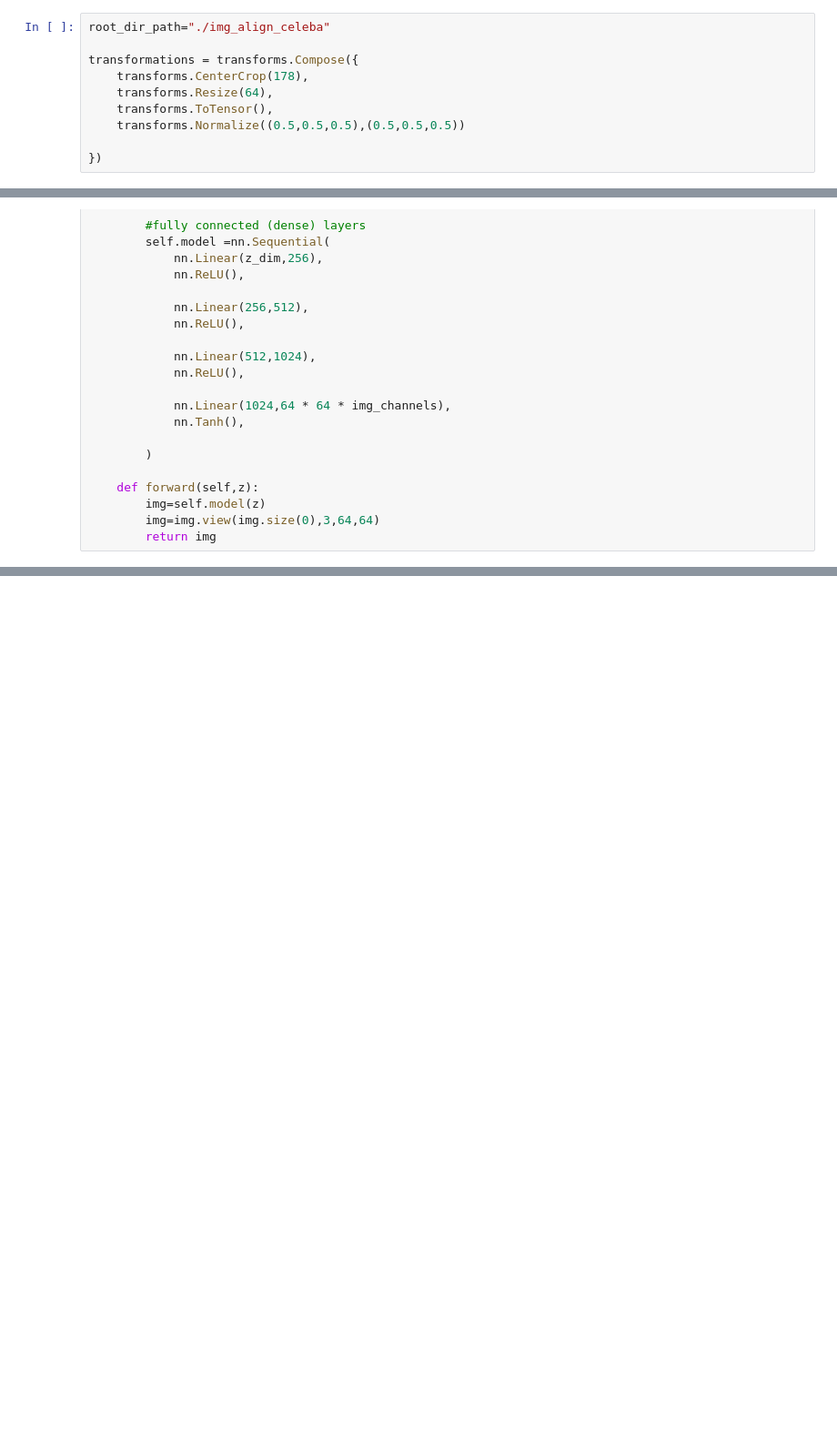
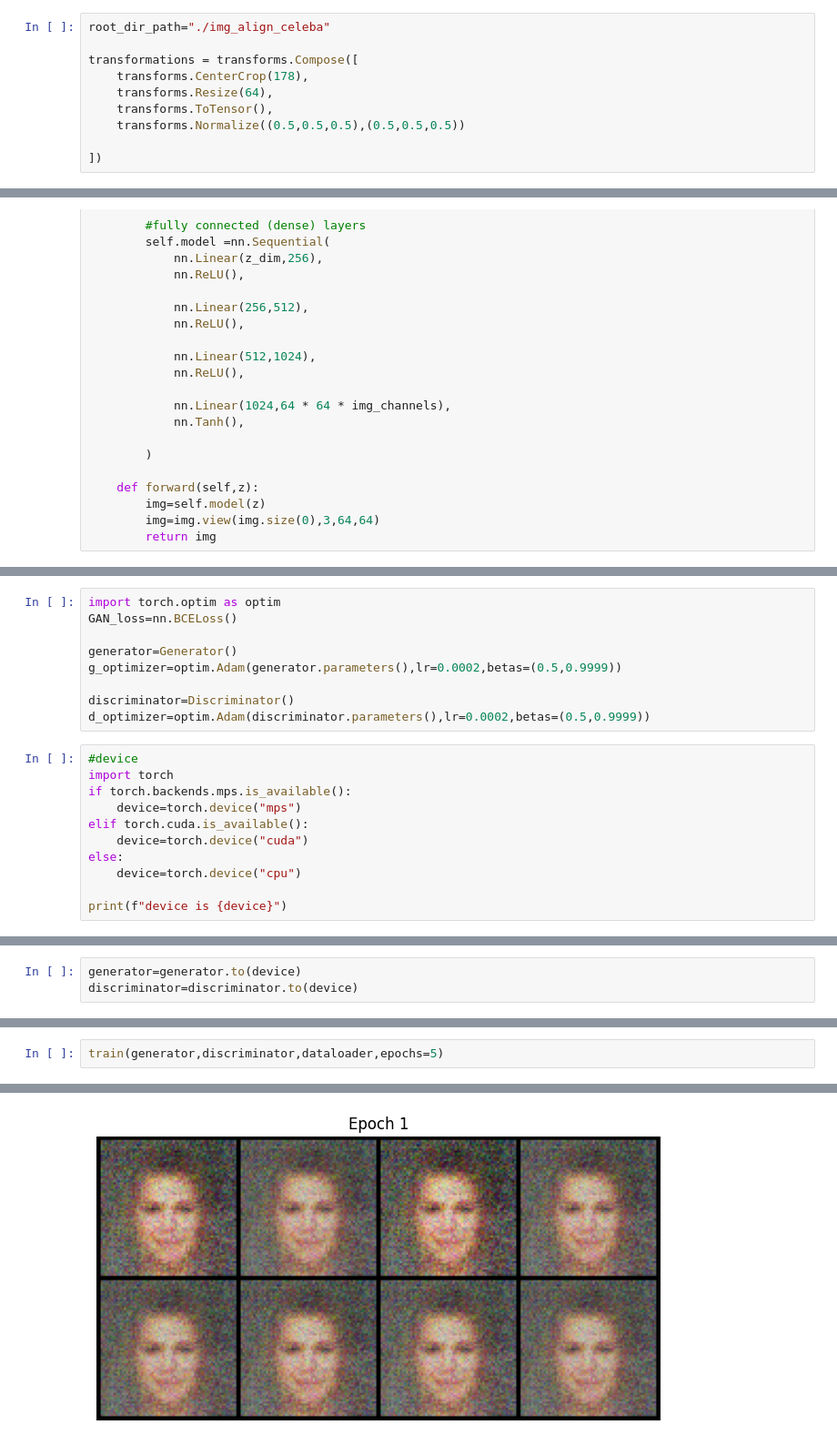
Before and after one commit to rahulshkya/machine-learning-practice, a Jupyter notebook: DL/GAN/vanilla_gan.ipynb, the cells around one changed output, grey strips where cells are left out. Shown at 91% size. Drawn from its saved outputs; the diff is of its cells as text; blank space fills up the shorter version.

```diff
--- a/DL/GAN/vanilla_gan.ipynb
+++ b/DL/GAN/vanilla_gan.ipynb
@@ -42,13 +58,13 @@ class ImageProcessor:
 # %%
 root_dir_path="./img_align_celeba"
 
-transformations = transforms.Compose({
+transformations = transforms.Compose([
     transforms.CenterCrop(178),
     transforms.Resize(64),
     transforms.ToTensor(),
     transforms.Normalize((0.5,0.5,0.5),(0.5,0.5,0.5))
 
-})
+])
 # %%
 dataset=ImageProcessor(root_dir_path,transformations)
 print(f"loaded {len(dataset)} images")
@@ -86,0 +130,20 @@ class Generator(nn.Module):
+# %%
+import torch.optim as optim
+GAN_loss=nn.BCELoss()
+
+generator=Generator()
+g_optimizer=optim.Adam(generator.parameters(),lr=0.0002,betas=(0.5,0.9999))
+
+discriminator=Discriminator()
+d_optimizer=optim.Adam(discriminator.parameters(),lr=0.0002,betas=(0.5,0.9999))
+# %%
+#device
+import torch
+if torch.backends.mps.is_available():
+    device=torch.device("mps")
+elif torch.cuda.is_available():
+    device=torch.device("cuda")
+else:
+    device=torch.device("cpu")
+
+print(f"device is {device}")
@@ -86,0 +152,3 @@ class Generator(nn.Module):
+# %%
+generator=generator.to(device)
+discriminator=discriminator.to(device)
@@ -86,0 +252,3 @@ class Generator(nn.Module):
+# %%
+train(generator,discriminator,dataloader,epochs=5)
+# %% [output]
@@ -86,0 +257 @@ class Generator(nn.Module):
+[figure, added]
```
Also changed, not shown: parts of 8 cells of this notebook, 2 other files.
